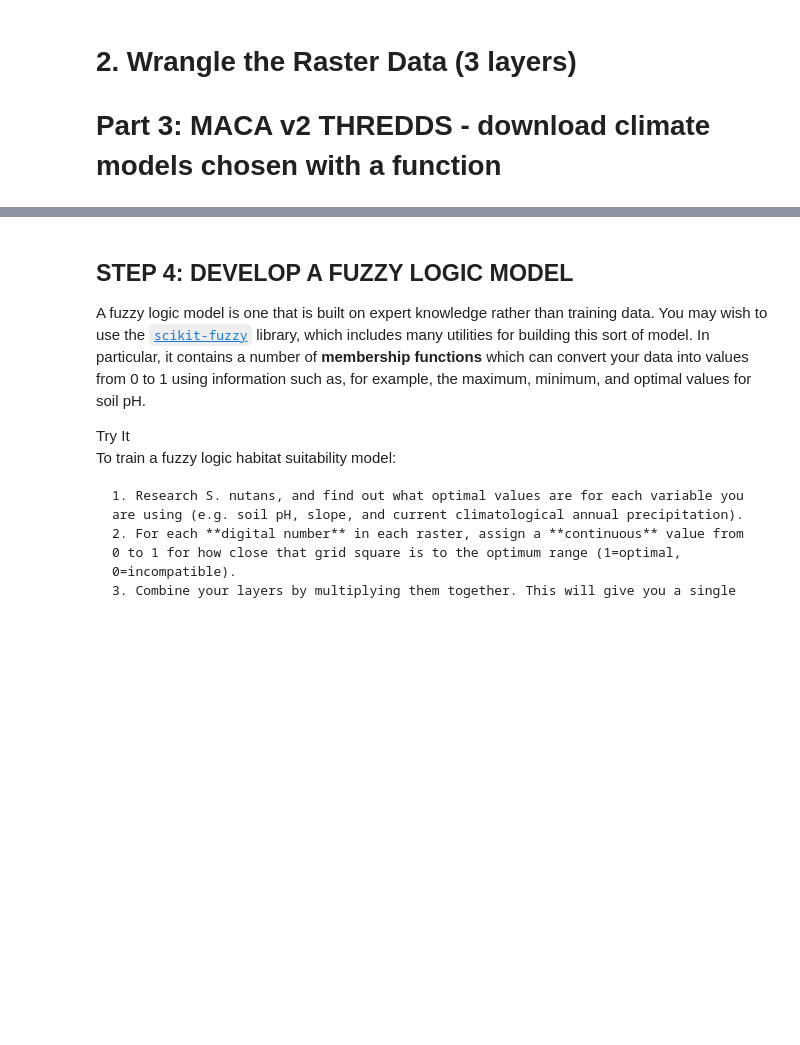
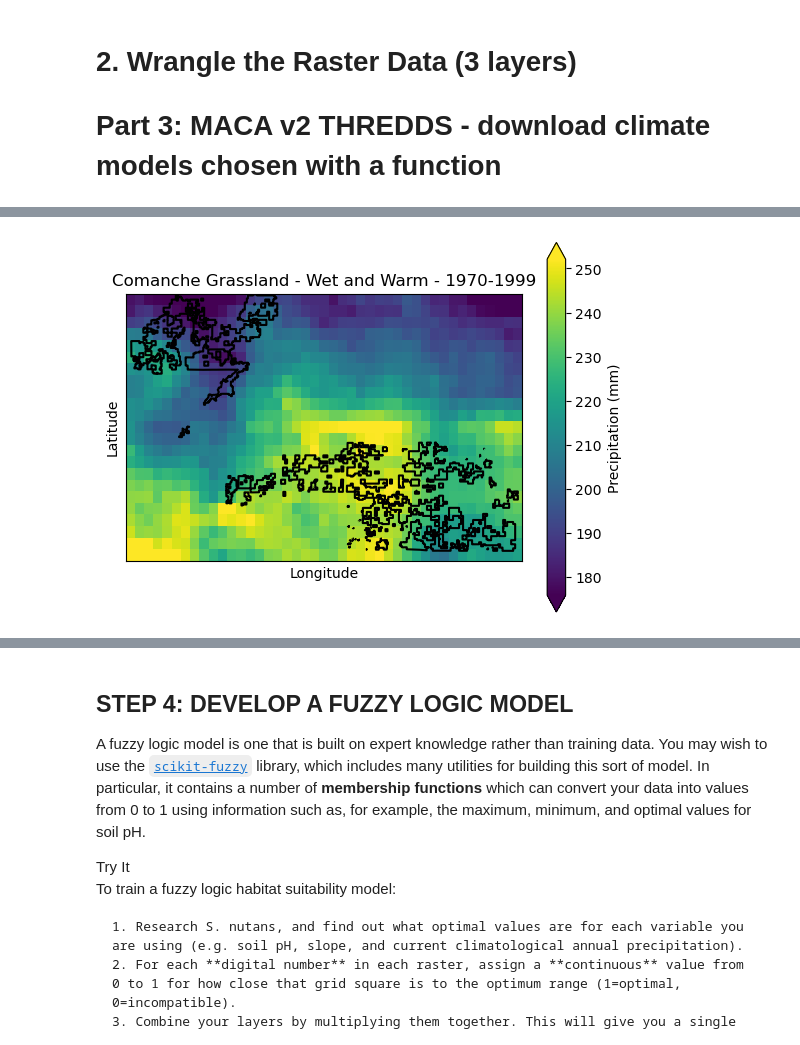
Before and after one commit to earthlab-education/habitat-suitability-brglea, a Jupyter notebook: notebooks/climate.ipynb, the cells around one changed output, grey strips where cells are left out. Cells and saved outputs as stored; diff of their text form; code cells hidden in the pictures; blank space fills up the shorter version.

```diff
--- a/notebooks/climate.ipynb
+++ b/notebooks/climate.ipynb
@@ -1569,8 +1569,8 @@ def convert_longitude(longitude):
     return (longitude - 360) if longitude > 180 else longitude
 
 # Create function to download MACAv2 data
-def download_maca_data(climate_model, ensemble, variable, scenario,
-    start_year, end_year, spatial_domain):
+def download_maca_data(climate_model, ensemble, variable_short, var_long_name,
+    scenario, start_year, end_year, spatial_domain):
     """
         Download MACAv2 data from a particular climate model (including ensemble),
         emissions scenario, variable(s), spatial domain, and time frame
@@ -1581,8 +1581,10 @@ def download_maca_data(climate_model, ensemble, variable, scenario,
             acronym for climate model from CMIP5 GCMs
         ensemble = str
             specific to the climate model (r1i1p1 for all models except CCSM4 (r6i1p1))
-        variable = str
-            climate model variable (total precipitation, min or max temp, etc.)
+        variable_short = str
+            short form of climate model variable ('pr', 'tasmin', 'tasmax', etc.)
+        var_long_name = str
+            long form of variable name ('precipitation', 'air_temperature')
         scenario = str
             emissions scenario (historical, rcp4.5, rcp8.5, etc.)
         start_year = int
@@ -1601,12 +1603,12 @@ def download_maca_data(climate_model, ensemble, variable, scenario,
     # Define template url for MACA v2 download
     maca_url = (
         'http://thredds.northwestknowledge.net:8080/thredds/dodsC/MACAV2'
-        f'/{climate_model}/macav2metdata_{variable}_{climate_model}_{ensemble}_'
+        f'/{climate_model}/macav2metdata_{variable_short}_{climate_model}_{ensemble}_'
         f'{scenario}_{start_year}_{end_year}_CONUS_monthly.nc')
     # Connect to the raster image - with error handling
     try:
         # Open the dataset from the URL
-        maca_da = xr.open_dataset(maca_url).squeeze()[variable]
+        maca_da = xr.open_dataset(maca_url).squeeze()[var_long_name]
     except Exception as e:
         raise ValueError(f"Failed to open MACAv2 data: {e}")
 
@@ -2038,0 +1887,38 @@ plt.show()
+# %%
+# Try plotting "C Historical Warm and Wet" scenario), but
+# first create da to adjust to be able to plot aggregated 30 year
+
+variable = 'pr'  # Precipitation variable (short name)
+# Extract the data for the selected scenario
+# "C Historical Warm and Wet - precipitation" from the dict
+c_ww_scenario_key = "C Historical Warm and Wet - precipitation"
+c_ww_maca_da = comanche_historical_maca_data_dict[c_ww_scenario_key]
+# Convert the 'time' dimension to pandas datetime format since this is cftime
+c_ww_maca_da['time'] = c_ww_maca_da['time'].values.astype('datetime64[ns]')
+# Slice the time range from 1970 to 1999
+c_ww_maca_da = c_ww_maca_da.sel(time=slice('1970-01-01', '1999-12-31'))
+# lat lon crs
+c_ww_maca_da = c_ww_maca_da.rio.write_crs(4326)
+# Set the spatial dimensions: lat and lon
+c_ww_maca_da = c_ww_maca_da.rio.set_spatial_dims('lat', 'lon')
+# Sum up the precipitation over the years, min
+c_ww_maca_30_years_da = c_ww_maca_da.groupby('time.year').sum(dim='time').min('year')
+
+# Plot the spatial map of precipitation for aggregated 30-year period
+c_ww_maca_30_years_da.plot(
+    cbar_kwargs={"label": "Precipitation (mm)"},
+    robust=True
+)
+# Overlay the boundary of the Comanche Grassland study area
+comanche_grassland_gdf.boundary.plot(ax=plt.gca(),
+    color='black').set(
+        title='Comanche Grassland - Wet and Warm - 1970-1999',
+        xlabel='Longitude',
+        ylabel='Latitude',
+        xticks=[],
+        yticks=[]
+    )
+
+plt.show()
+# %% [output]
+[figure, added]
```
Also changed, not shown: parts of 21 cells of this notebook, 2 other files.
